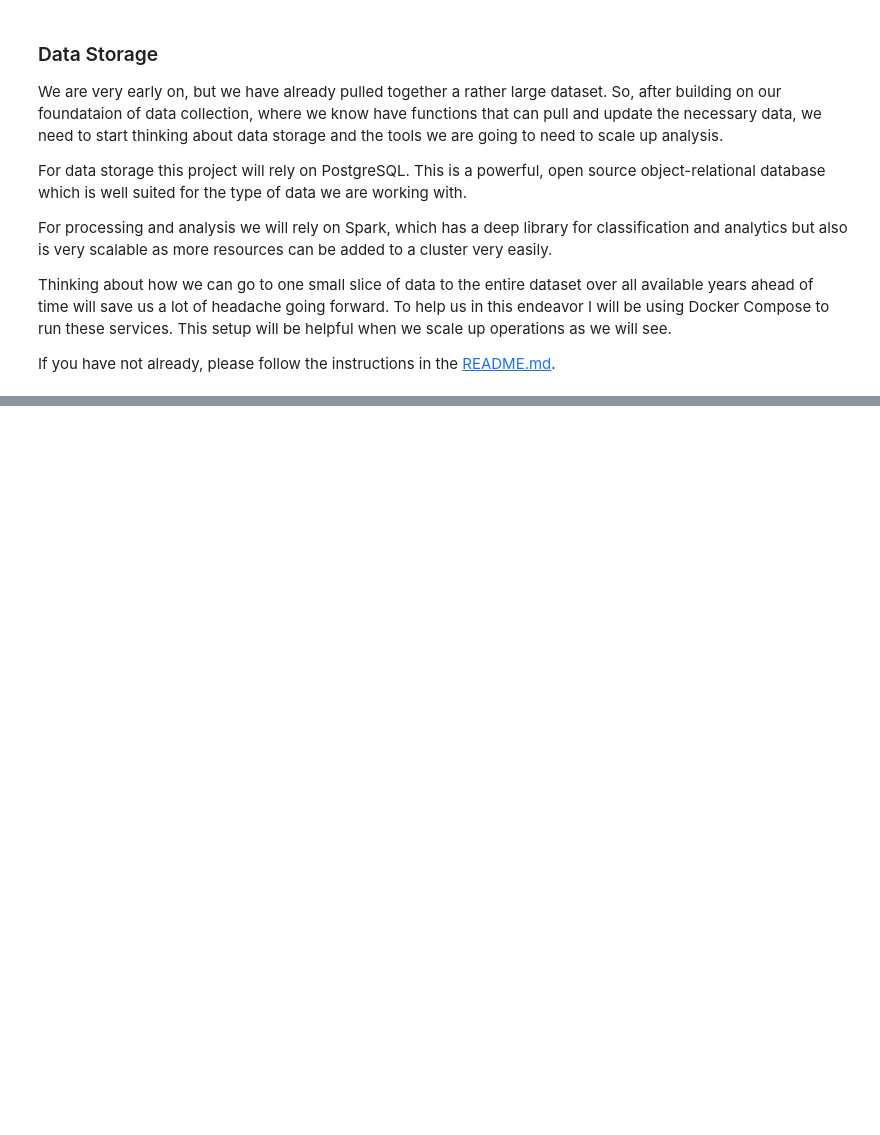
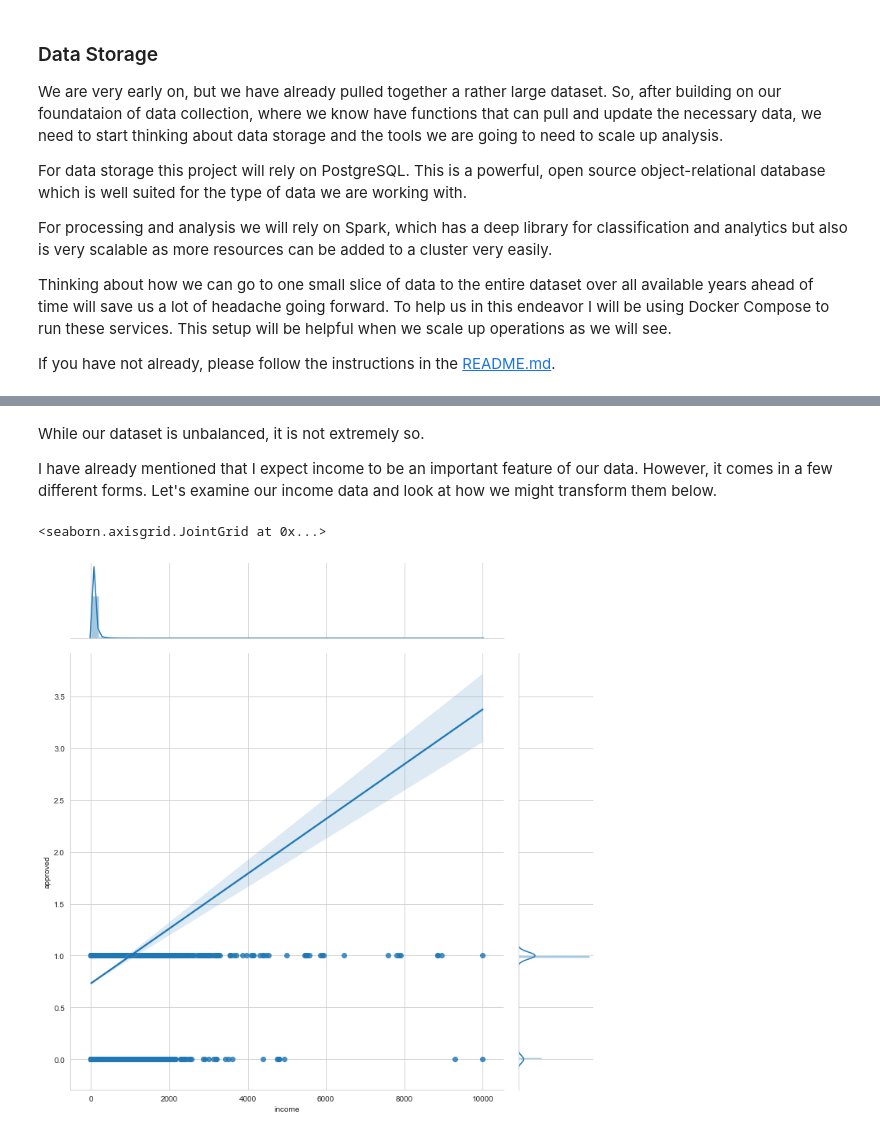
Before and after one commit to ewalsh/hmda, a Jupyter notebook: py_code/HMDA Loan Approval.ipynb, the cells around one changed output, grey strips where cells are left out. Saved outputs shown, nothing was run; the diff lists cells and outputs as text; code cells hidden in the pictures; blank space fills up the shorter version.

Commit message:
up to transform and EDA

```diff
--- a/py_code/HMDA Loan Approval.ipynb
+++ b/py_code/HMDA Loan Approval.ipynb
@@ -177,0 +242,11 @@ CONTEXT:  COPY census, line 1, column state_abbr: "195687"
+# %% [markdown]
+While our dataset is unbalanced, it is not extremely so.
+
+I have already mentioned that I expect income to be an important feature of our data. However, it comes in a few different forms. Let's examine our income data and look at how we might transform them below.
+# %%
+income_data = pd.DataFrame({'approved': lar['action_taken'], \
+                            'income': pd.to_numeric(lar['applicant_income_000s'])})
+sns.jointplot(y='approved',x='income', data=income_data, kind='reg', height=10)
+# %% [output]
+<seaborn.axisgrid.JointGrid at 0x...>
+[figure, added]
```
Also changed, not shown: parts of 13 cells of this notebook, 4 other files.
